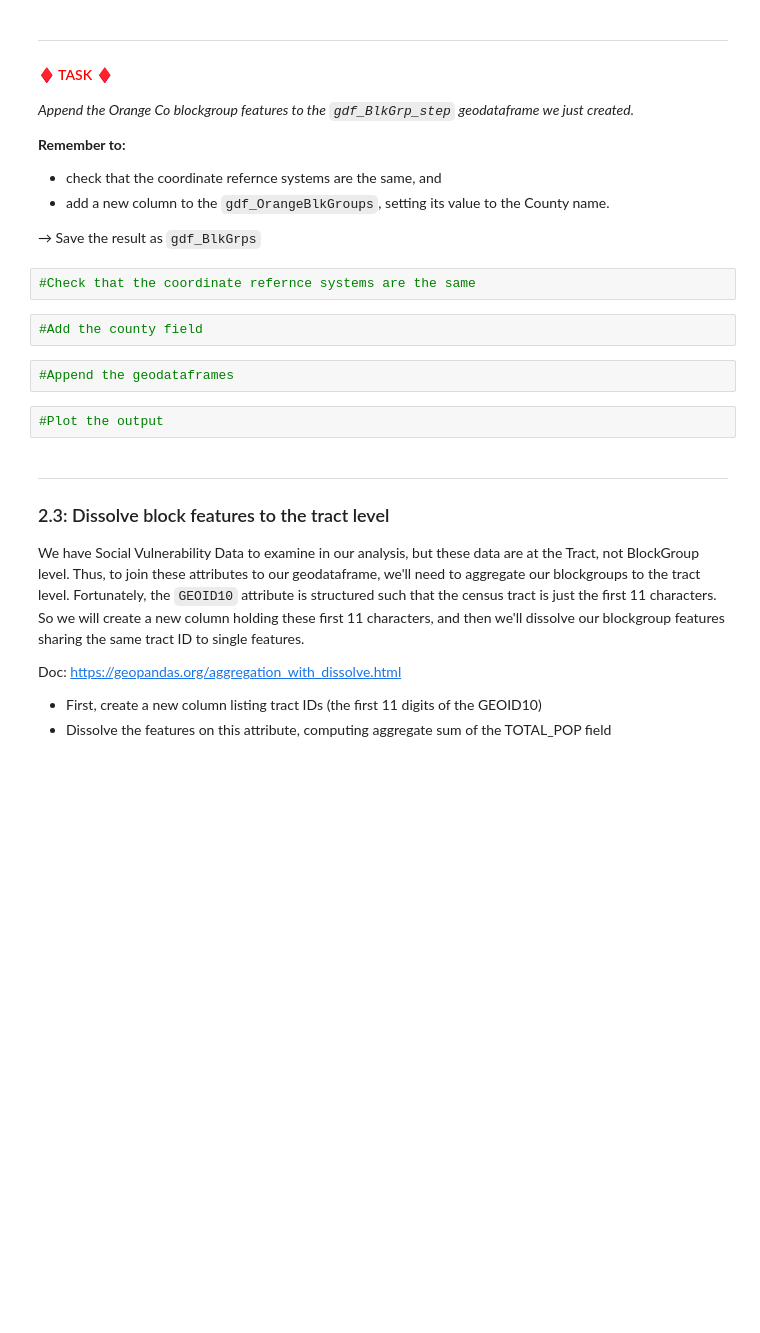
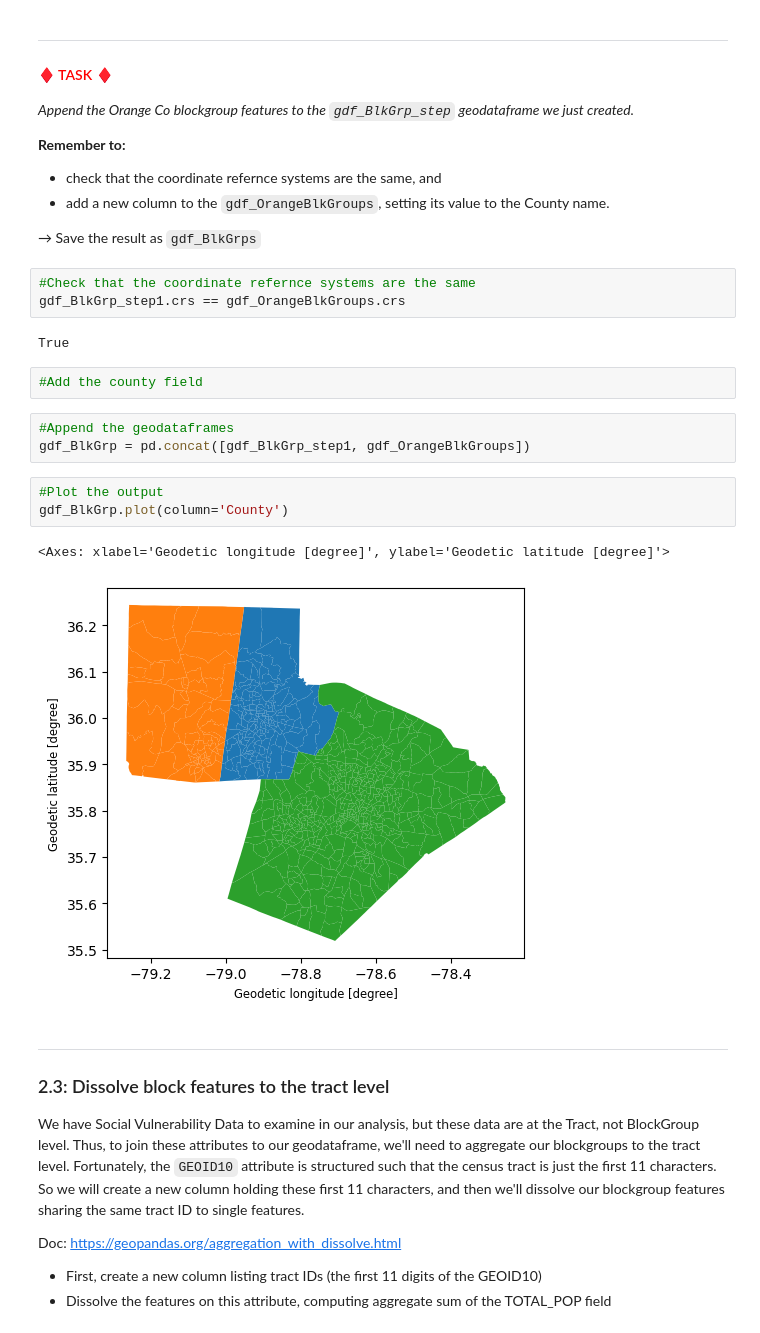
Before and after one commit to nsw37/SpatialDataFrames, a Jupyter notebook: lessons/2a-Spatial-analysis-with-GeoPandas.ipynb, the cells around one changed output. Cells and saved outputs as stored; diff of their text form; blank space fills up the shorter version.

```diff
--- a/lessons/2a-Spatial-analysis-with-GeoPandas.ipynb
+++ b/lessons/2a-Spatial-analysis-with-GeoPandas.ipynb
@@ -317,12 +353,20 @@ _Append the Orange Co blockgroup features to the `gdf_BlkGrp_step` geodataframe
 → Save the result as `gdf_BlkGrps`
 # %%
 #Check that the coordinate refernce systems are the same
+gdf_BlkGrp_step1.crs == gdf_OrangeBlkGroups.crs
+# %% [output]
+True
 # %%
 #Add the county field
 # %%
 #Append the geodataframes
+gdf_BlkGrp = pd.concat([gdf_BlkGrp_step1, gdf_OrangeBlkGroups])
 # %%
 #Plot the output
+gdf_BlkGrp.plot(column='County')
+# %% [output]
+<Axes: xlabel='Geodetic longitude [degree]', ylabel='Geodetic latitude [degree]'>
+[figure, added]
 # %% [markdown]
 ---
 ### 2.3: Dissolve block features to the tract level
```
Also changed, not shown: parts of 45 cells of this notebook, 6 other files.
